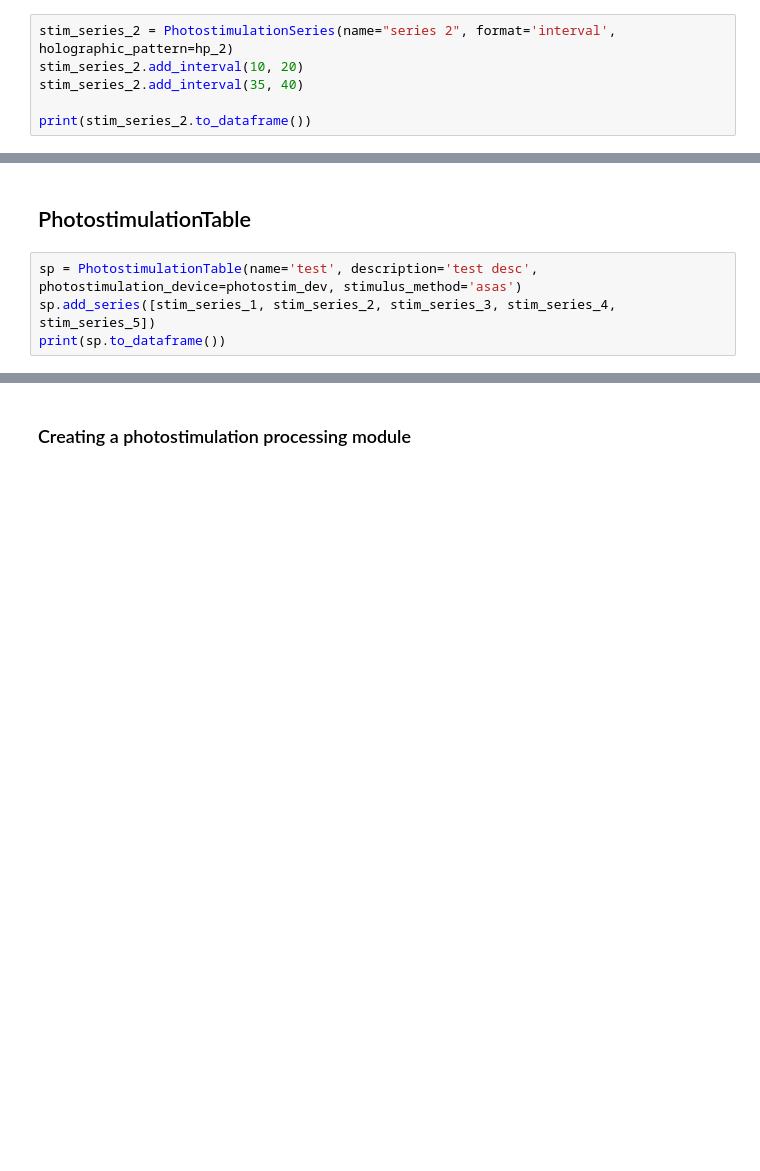
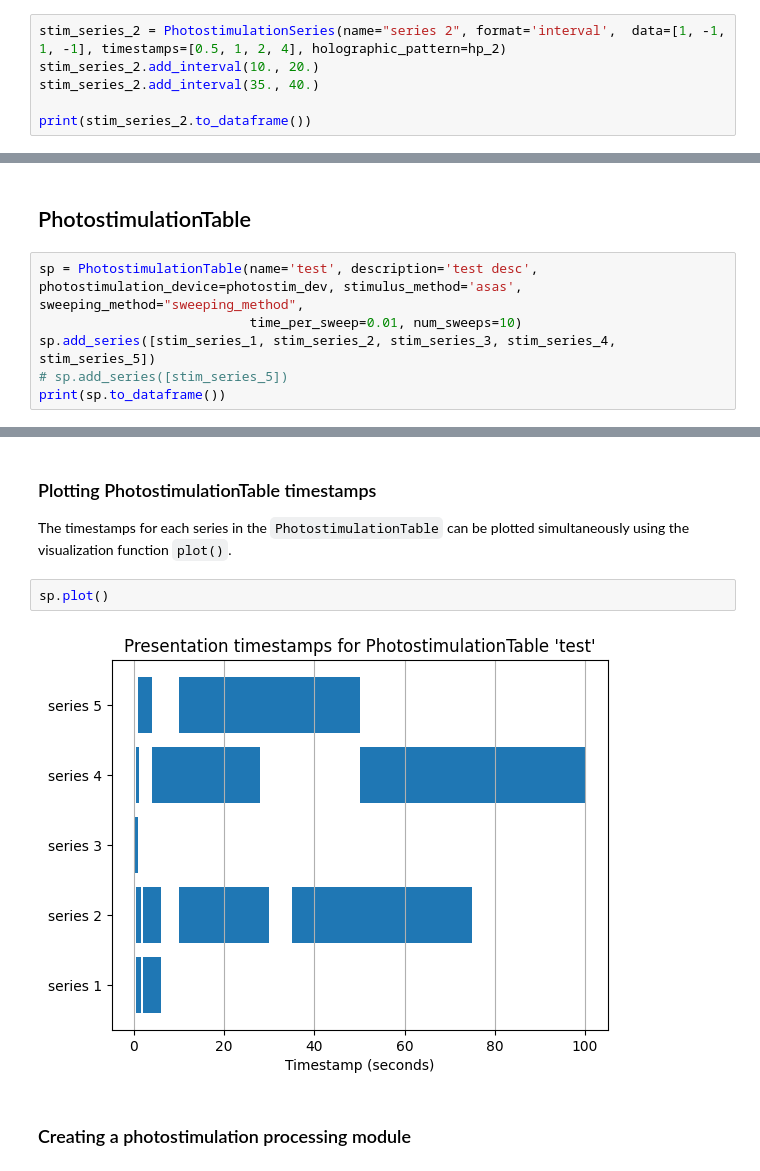
Before and after one commit to nimh-dsst/ndx-photostim, a Jupyter notebook: tutorial.ipynb, the cells around one changed output, grey strips where cells are left out. Saved outputs shown, nothing was run; the diff lists cells and outputs as text; blank space fills up the shorter version.

```diff
--- a/tutorial.ipynb
+++ b/tutorial.ipynb
@@ -113,9 +115,9 @@ stim_series_1 = PhotostimulationSeries(name="series 1", format='interval', holog
 # %% [markdown]
 While we can specify the `data` and `timestamps` directly, we can also initialize an empty `PhotostimulationSeries` (by not providing a `data` or `timestamps` input), and use the function `add_interval(start, stop)` to store the presentation of the stimulus from time `start` to time `stop`. In the example below, the first call indicates presentation of the stimulus between seconds `10` and `20`, and then again from seconds `35` to `40`. We can call the helper method `to_dataframe()` to display `data` and `timestamps` simultaneously.
 # %%
-stim_series_2 = PhotostimulationSeries(name="series 2", format='interval', holographic_pattern=hp_2)
-stim_series_2.add_interval(10, 20)
-stim_series_2.add_interval(35, 40)
+stim_series_2 = PhotostimulationSeries(name="series 2", format='interval',  data=[1, -1, 1, -1], timestamps=[0.5, 1, 2, 4], holographic_pattern=hp_2)
+stim_series_2.add_interval(10., 20.)
+stim_series_2.add_interval(35., 40.)
 
 print(stim_series_2.to_dataframe())
 # %% [output]
@@ -183,7 +191,9 @@ for stim in [stim_series_1, stim_series_2, stim_series_3, stim_series_4, stim_se
 # %% [markdown]
 ## PhotostimulationTable
 # %%
-sp = PhotostimulationTable(name='test', description='test desc', photostimulation_device=photostim_dev, stimulus_method='asas')
+sp = PhotostimulationTable(name='test', description='test desc', photostimulation_device=photostim_dev, stimulus_method='asas', sweeping_method="sweeping_method",
+                           time_per_sweep=0.01, num_sweeps=10)
 sp.add_series([stim_series_1, stim_series_2, stim_series_3, stim_series_4, stim_series_5])
+# sp.add_series([stim_series_5])
 print(sp.to_dataframe())
 # %% [output]
@@ -205,3 +215,11 @@ id
+# %% [markdown]
+### Plotting PhotostimulationTable timestamps
+
+The timestamps for each series in the `PhotostimulationTable` can be plotted simultaneously using the visualization function `plot()`.
+# %%
+sp.plot()
+# %% [output]
+[figure, added]
 # %% [markdown]
 ### Creating a photostimulation processing module
 # %%
```
Also changed, not shown: parts of 12 cells of this notebook, 4 other files.
